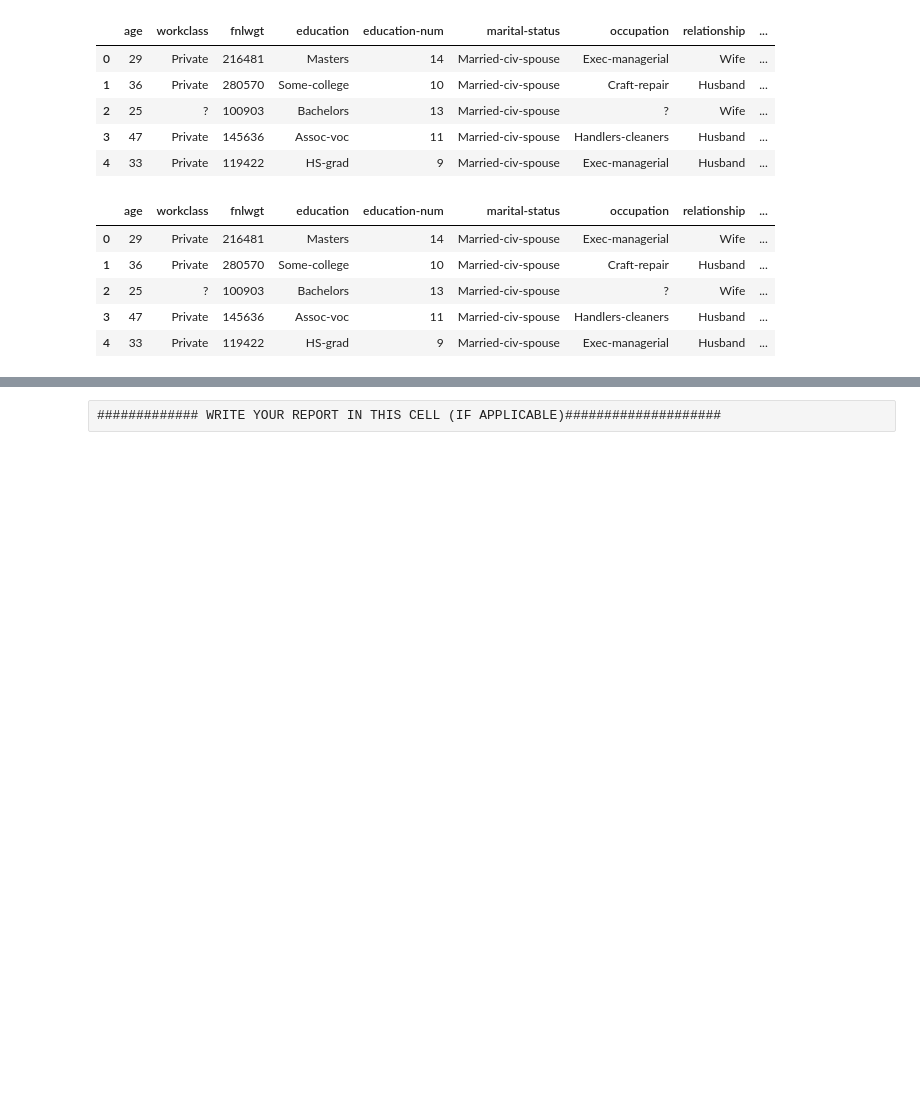
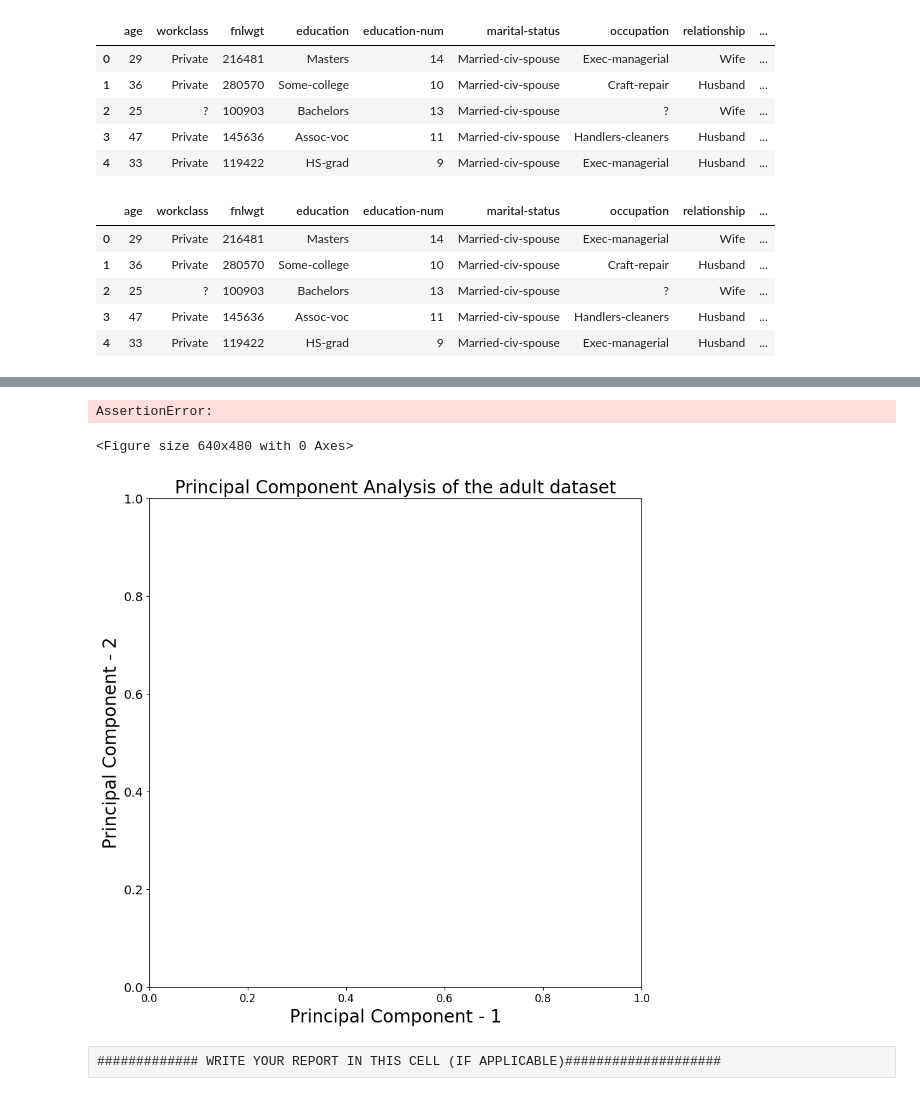
Before and after one commit to Uchebuzz/Machine-Learning-Models, a Jupyter notebook: Workshop #4.ipynb, the cells around one changed output, grey strips where cells are left out. Saved outputs shown, nothing was run; the diff lists cells and outputs as text; code cells hidden in the pictures; blank space fills up the shorter version.

```diff
--- a/Workshop #4.ipynb
+++ b/Workshop #4.ipynb
@@ -316,7 +316,7 @@ ad.head()
 | 4 | 33 | Private | 119422 | HS-grad | 9 | Married-civ-spouse | Exec-managerial | Husband | ... |
 # %%
 
-ad
+ad.dropna(inplace=True)
 # %%
 X = ad.drop('income',axis=1)
 y = ad['income']
@@ -390,16 +339,0 @@ Y_df
-# %%
-plt.figure()
-plt.figure(figsize=(10,10))
-plt.xticks(fontsize=12)
-plt.yticks(fontsize=14)
-plt.xlabel('Principal Component - 1',fontsize=20)
-plt.ylabel('Principal Component - 2',fontsize=20)
-plt.title("Principal Component Analysis of the Cancer dataset",fontsize=20)
-targets_income = ['>50K', '<=50K']
-colors = ['r', 'y']
-for target, color in zip(targets_income,colors):
-    indicesToKeep = Y['income'] == target
-    plt.scatter(Y_df.loc[indicesToKeep, 'principal component 1']
-               , Y_df.loc[indicesToKeep, 'principal component 2'], c = color, s = 50)
-
-plt.legend(targets_income,prop={'size': 15})
@@ -409,0 +347,4 @@ IndexError: only integers, slices (`:`), ellipsis (`...`), numpy.newaxis (`None`
+# %%
+# creating a new dataframe with the 2 principal components from my input and assigning column names to it
+X_newdf = pd.DataFrame(data = X_pca, columns = ['principal component 1', 'principal component 2'])
+X_newdf.reset_index(drop=True, inplace=True) # resetting the index of my princiapl components table
@@ -410,2 +382,23 @@ IndexError: only integers, slices (`:`), ellipsis (`...`), numpy.newaxis (`None`
+# %%
+import matplotlib.pyplot as plt
+plt.figure()
+plt.figure(figsize=(10,10))
+plt.xticks(fontsize=12)
+plt.yticks(fontsize=14)
+plt.xlabel('Principal Component - 1',fontsize=20)
+plt.ylabel('Principal Component - 2',fontsize=20)
+plt.title("Principal Component Analysis of the adult dataset",fontsize=20)
+targets_income = ['>50K', '<=50K']
+colors = ['y', 'r']
+for target, color in zip(targets_income,colors):
+    indicesToKeep = ad['income'] == target
+    plt.scatter(X_newdf.loc[indicesToKeep, 'principal component 1']
+                , X_newdf.loc[indicesToKeep, 'principal component 2'], c = color, s = 50)
+
+plt.legend(targets_income,prop={'size': 15})
+# %% [output]
+AssertionError:
+<Figure size 640x480 with 0 Axes>
+[figure, added]
 # %% [raw]
 ############# WRITE YOUR REPORT IN THIS CELL (IF APPLICABLE)####################
```
Also changed, not shown: parts of 9 cells of this notebook.
